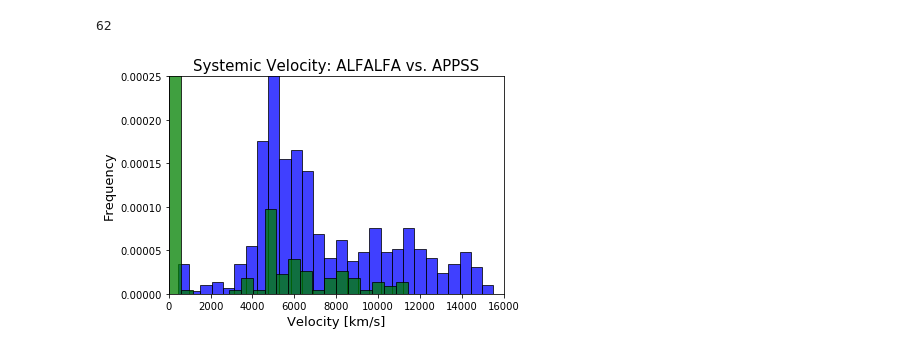
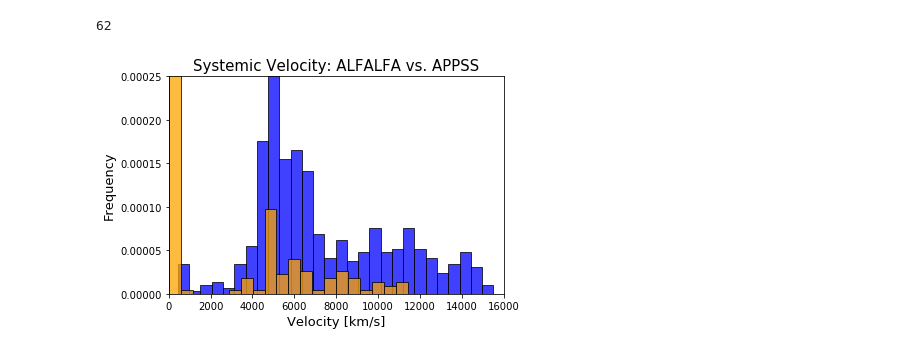
Before and after one commit to jsribaud/APPSS, a Jupyter notebook: UAT_code.ipynb, the cells around one changed output. Cells and saved outputs as stored; diff of their text form; code cells hidden in the pictures.

```diff
--- a/UAT_code.ipynb
+++ b/UAT_code.ipynb
@@ -221,20 +223,20 @@ np.size(goodsn)
 # %%
 #histogram compares the velocity of my slice data and ALFALFA data in my slice's range
 plt.figure()
 plt.hist(good_v_alf,bins=30,normed=True,alpha=.75,facecolor='blue',edgecolor='black') #normalizes for fractional values
-plt.hist(v1,bins=20,normed=True,alpha=.75,facecolor='green',edgecolor='black')
+plt.hist(v1,bins=20,normed=True,alpha=.75,facecolor='orange',edgecolor='black')
 
 plt.title("Systemic Velocity: ALFALFA vs. APPSS", fontsize=15)
 plt.xlabel("Velocity [km/s]",fontsize=13)
 plt.ylabel("Frequency",fontsize=13)
 pylab.xlim([0, 16000])
 pylab.ylim([0,.00025])
 
 fig = plt.gcf()
 
 #fig.savefig('velocity_both_hist.pdf') #uncomment to save
 # %% [output]
-[figure, old version]
+[figure, new version]
 # %%
 #this compares the w50 of my slice and ALFALFA, however, I did not limit the amount of ALFALFA displayed
 w50_me=data_appss['W50']
```
Also changed, not shown: parts of 4 cells of this notebook.
